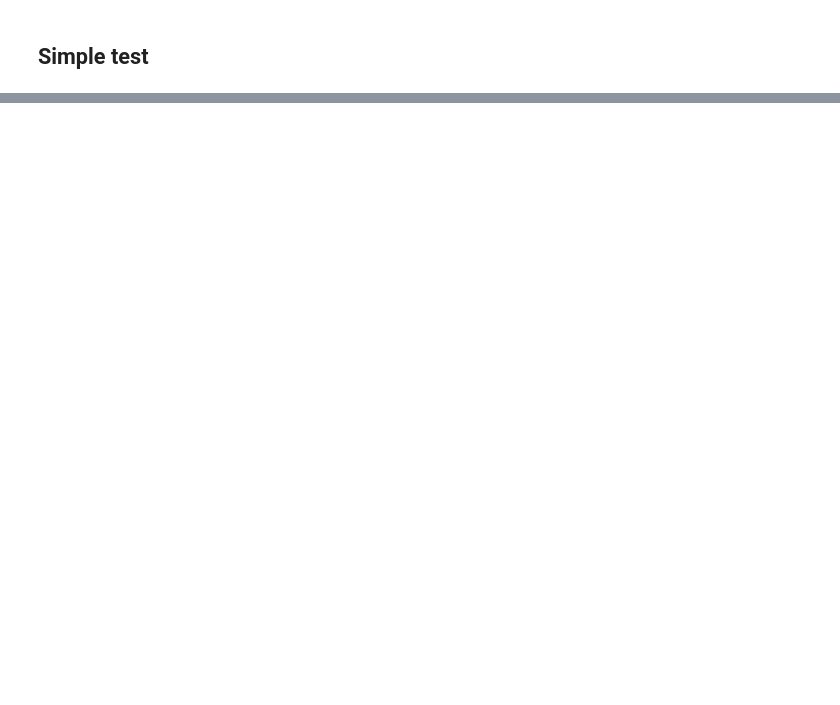
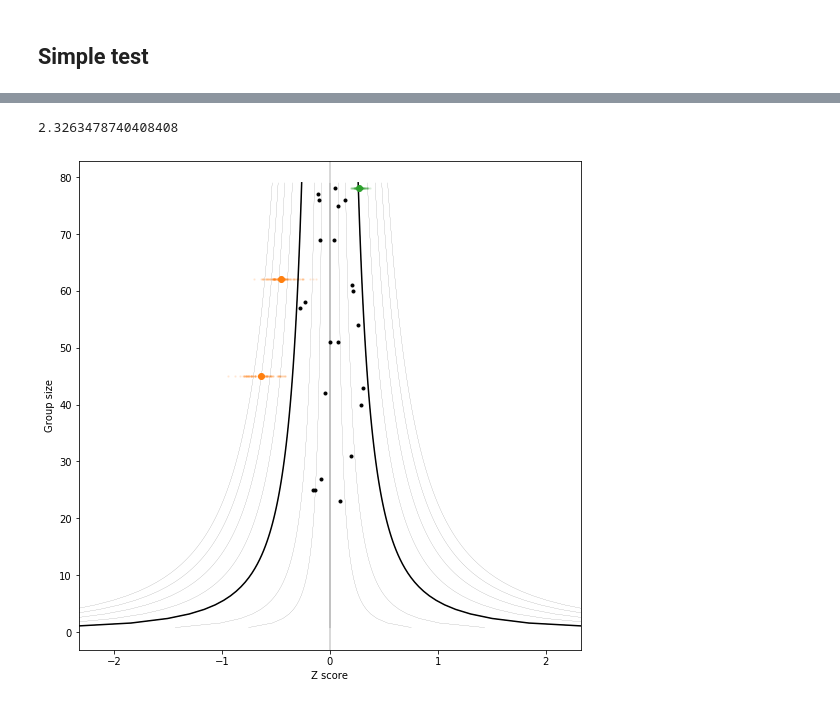
Before and after one commit to johnhw/funnelplot, a Jupyter notebook: 00_core.ipynb, the cells around one changed output, grey strips where cells are left out. Cells and saved outputs as stored; diff of their text form; code cells hidden in the pictures; blank space fills up the shorter version.

```diff
--- a/00_core.ipynb
+++ b/00_core.ipynb
@@ -155,0 +353,8 @@ ModuleNotFoundError: No module named 'pymc3'
+# %%
+ax, fig = plt.subplots(figsize=(9,9))
+funnel_plot(groups,
+            percentage=99.0
+           )
+# %% [output]
+2.3263478740408408
+[figure, added]
```
Also changed, not shown: parts of 14 cells of this notebook, 5 other files.
